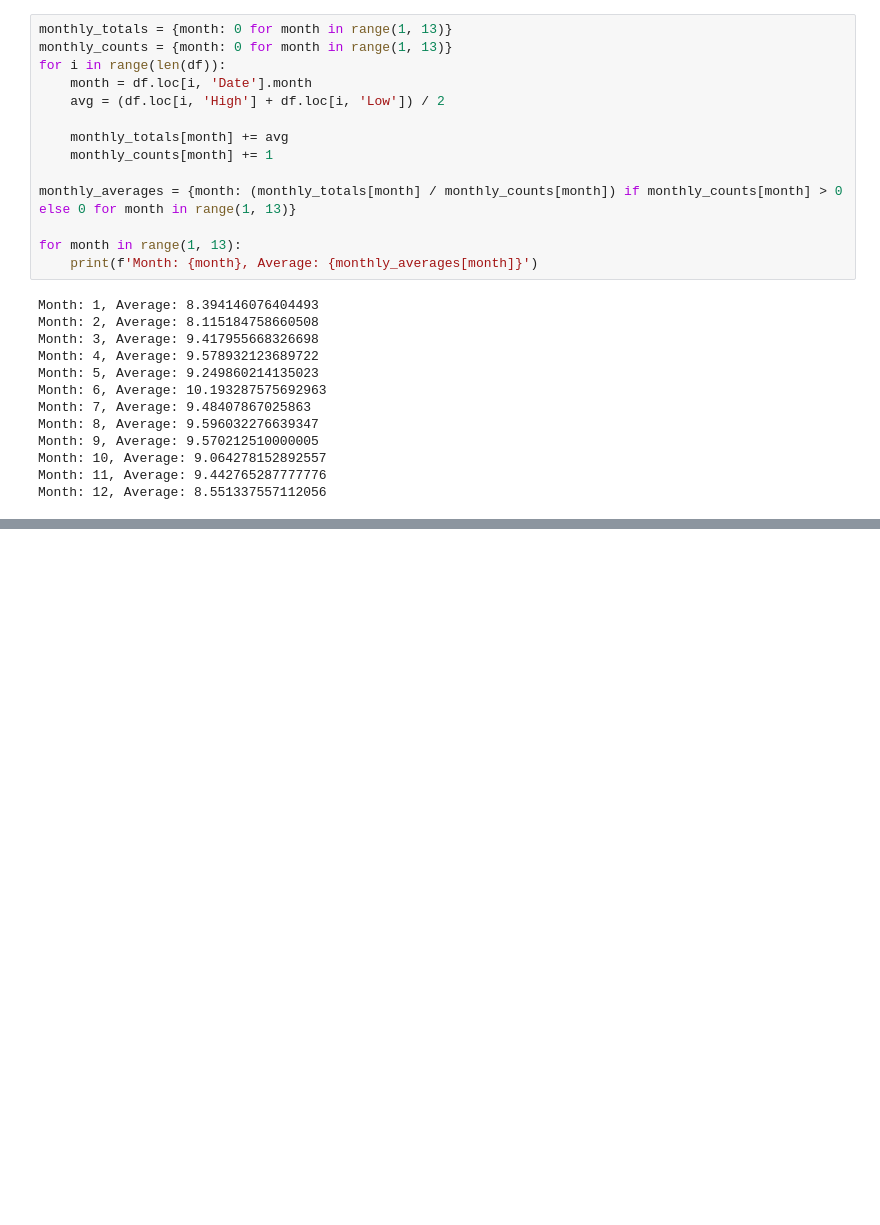
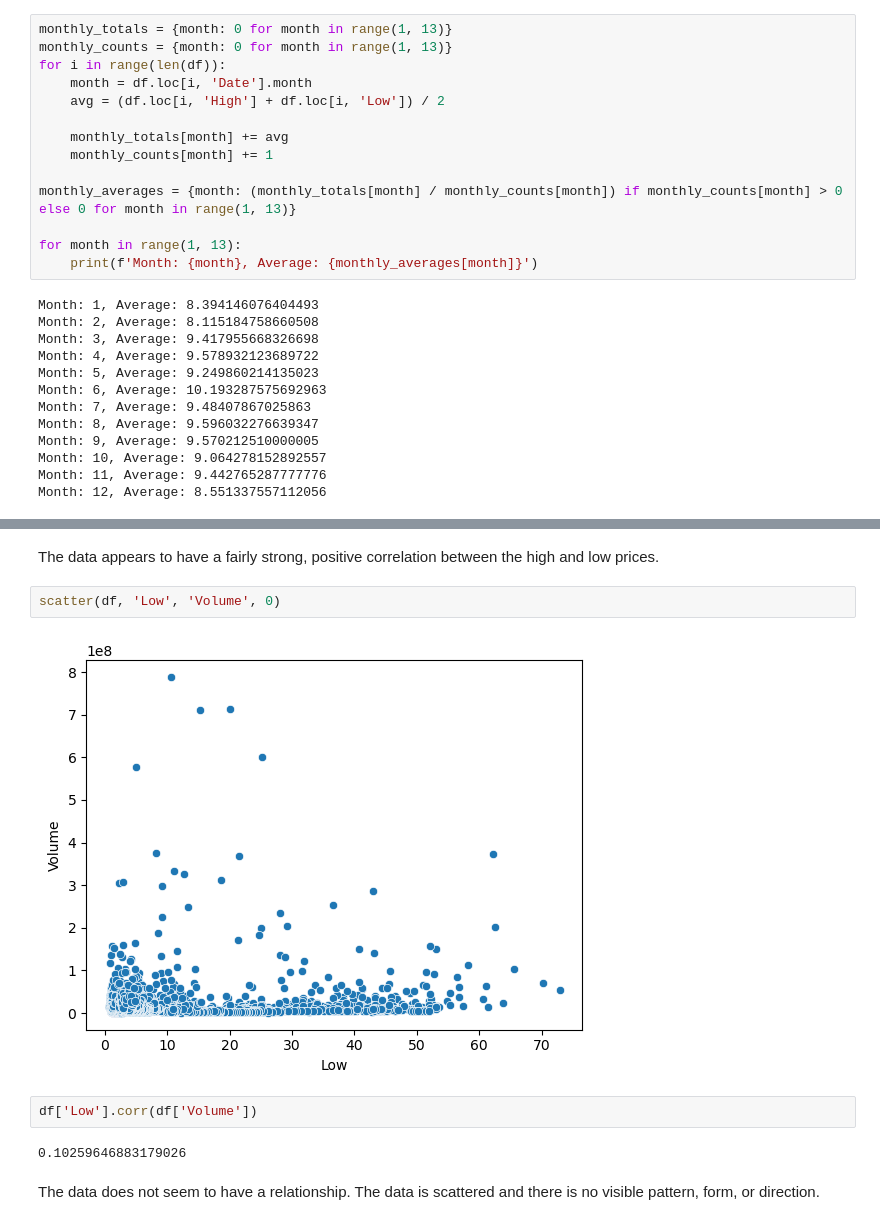
Before and after one commit to Charred-Baguette/AI-AT-CCIC, a Jupyter notebook: Semester 1/Stocks/gamestop.ipynb, the cells around one changed output, grey strips where cells are left out. Cells and saved outputs as stored; diff of their text form; blank space fills up the shorter version.

```diff
--- a/Semester 1/Stocks/gamestop.ipynb
+++ b/Semester 1/Stocks/gamestop.ipynb
@@ -95,0 +107,12 @@ Month: 12, Average: 8.551337557112056
+# %% [markdown]
+The data appears to have a fairly strong, positive correlation between the high and low prices.
+# %%
+scatter(df, 'Low', 'Volume', 0)
+# %% [output]
+[figure, added]
+# %%
+df['Low'].corr(df['Volume'])
+# %% [output]
+0.10259646883179026
+# %% [markdown]
+The data does not seem to have a relationship. The data is scattered and there is no visible pattern, form, or direction.
```
Also changed, not shown: parts of 2 cells of this notebook.
